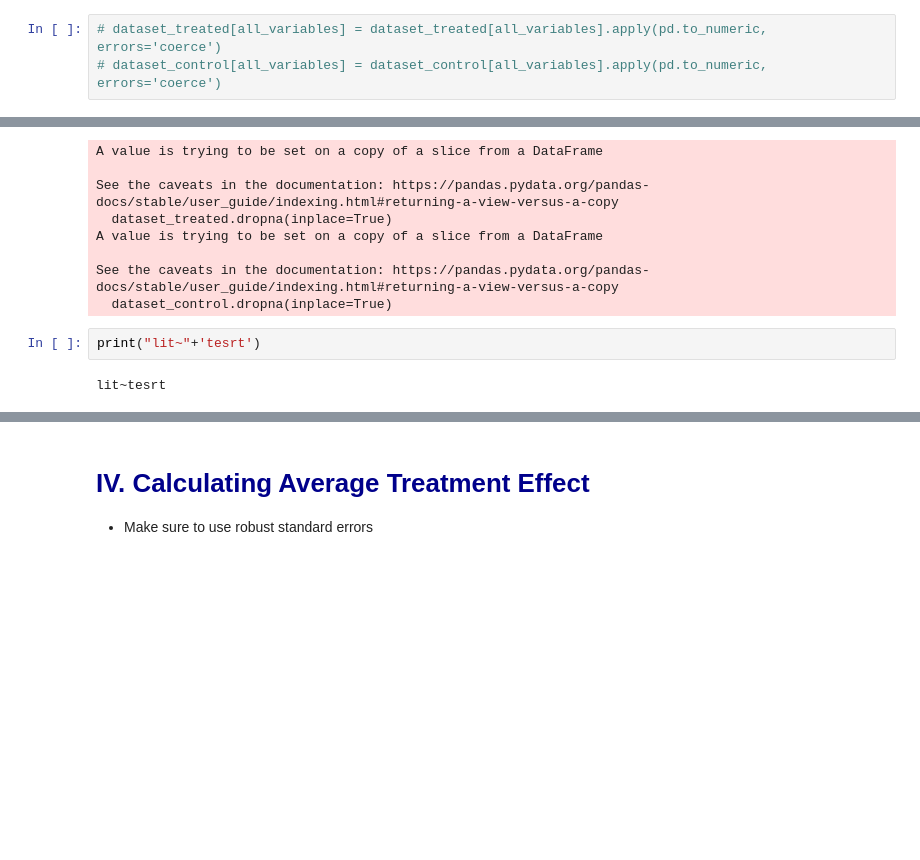
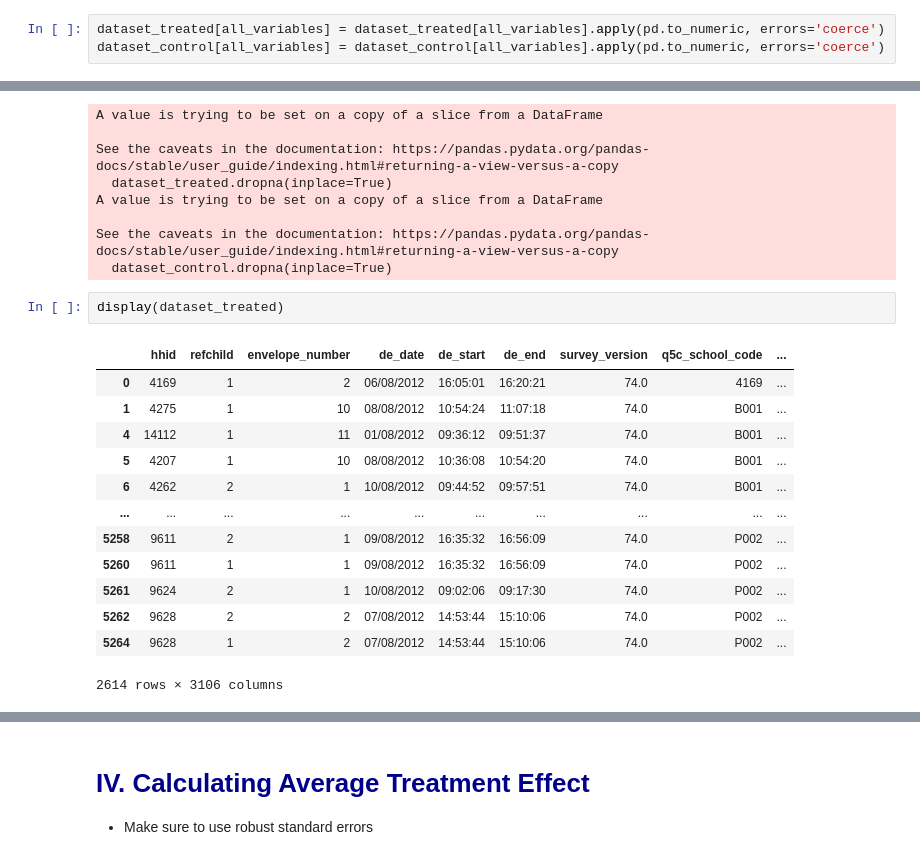
Before and after one commit to jubarringer098/qtm530fall2024, a Jupyter notebook: Lecture 12/Lecture 12a - Analyzing Experimental Data.ipynb, the cells around one changed output, grey strips where cells are left out. Saved outputs shown, nothing was run; the diff lists cells and outputs as text; blank space fills up the shorter version.

```diff
--- a/Lecture 12/Lecture 12a - Analyzing Experimental Data.ipynb
+++ b/Lecture 12/Lecture 12a - Analyzing Experimental Data.ipynb
@@ -260,3 +285,3 @@ dataset_control[all_variables].fillna(0, inplace=True)
 # %%
-# dataset_treated[all_variables] = dataset_treated[all_variables].apply(pd.to_numeric, errors='coerce')
-# dataset_control[all_variables] = dataset_control[all_variables].apply(pd.to_numeric, errors='coerce')
+dataset_treated[all_variables] = dataset_treated[all_variables].apply(pd.to_numeric, errors='coerce')
+dataset_control[all_variables] = dataset_control[all_variables].apply(pd.to_numeric, errors='coerce')
@@ -303,10 +339,22 @@ A value is trying to be set on a copy of a slice from a DataFrame
 
 See the caveats in the documentation: https://pandas.pydata.org/pandas-docs/stable/user_guide/indexing.html#returning-a-view-versus-a-copy
   dataset_control.dropna(inplace=True)
-# %%
-print("lit~"+'tesrt')
-# %% [output]
-lit~tesrt
+# %%
+display(dataset_treated)
+# %% [output]
+|  | hhid | refchild | envelope_number | de_date | de_start | de_end | survey_version | q5c_school_code | ... |
+| 0 | 4169 | 1 | 2 | 06/08/2012 | 16:05:01 | 16:20:21 | 74.0 | 4169 | ... |
+| 1 | 4275 | 1 | 10 | 08/08/2012 | 10:54:24 | 11:07:18 | 74.0 | B001 | ... |
+| 4 | 14112 | 1 | 11 | 01/08/2012 | 09:36:12 | 09:51:37 | 74.0 | B001 | ... |
+| 5 | 4207 | 1 | 10 | 08/08/2012 | 10:36:08 | 10:54:20 | 74.0 | B001 | ... |
+| 6 | 4262 | 2 | 1 | 10/08/2012 | 09:44:52 | 09:57:51 | 74.0 | B001 | ... |
+| ... | ... | ... | ... | ... | ... | ... | ... | ... | ... |
+| 5258 | 9611 | 2 | 1 | 09/08/2012 | 16:35:32 | 16:56:09 | 74.0 | P002 | ... |
+| 5260 | 9611 | 1 | 1 | 09/08/2012 | 16:35:32 | 16:56:09 | 74.0 | P002 | ... |
+| 5261 | 9624 | 2 | 1 | 10/08/2012 | 09:02:06 | 09:17:30 | 74.0 | P002 | ... |
+| 5262 | 9628 | 2 | 2 | 07/08/2012 | 14:53:44 | 15:10:06 | 74.0 | P002 | ... |
+| 5264 | 9628 | 1 | 2 | 07/08/2012 | 14:53:44 | 15:10:06 | 74.0 | P002 | ... |
+2614 rows × 3106 columns
 # %%
 # Write your own code
 
```
Also changed, not shown: parts of 4 cells of this notebook, 32 other files.
